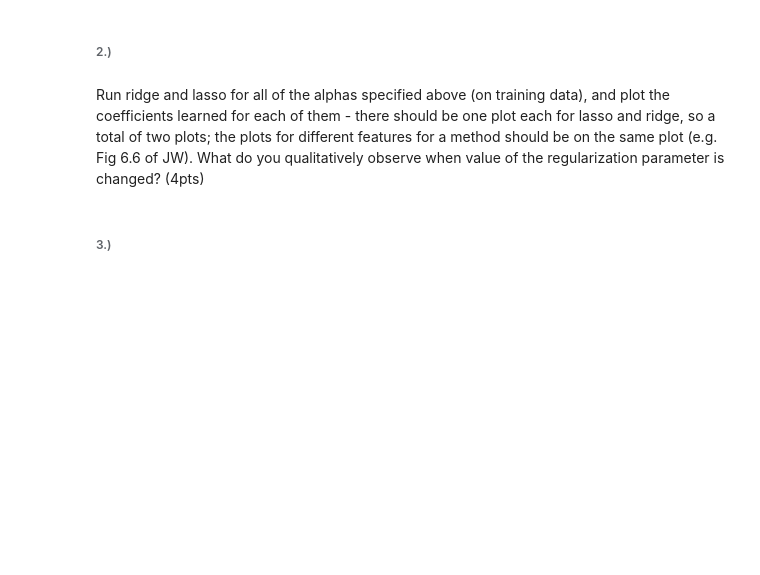
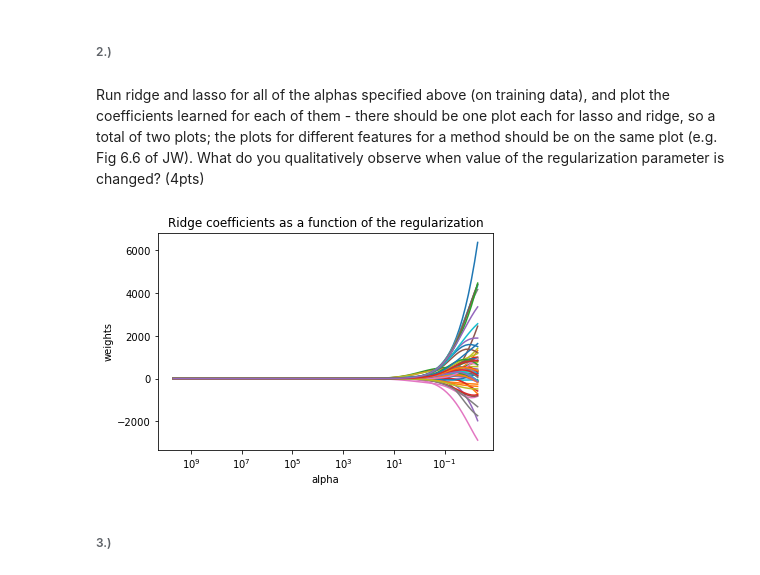
Before and after one commit to bconnorwhite/EE-461P, a Jupyter notebook: HW2/HW2.ipynb, the cells around one changed output. Saved outputs shown, nothing was run; the diff lists cells and outputs as text; code cells hidden in the pictures; blank space fills up the shorter version.

```diff
--- a/HW2/HW2.ipynb
+++ b/HW2/HW2.ipynb
@@ -121,3 +121,21 @@ clfRidge.best_index_
 ###### 2.)
 # %% [markdown]
 Run ridge and lasso for all of the alphas specified above (on training data), and plot the coefficients learned for each of them - there should be one plot each for lasso and ridge, so a total of two plots; the plots for different features for a method should be on the same plot (e.g. Fig 6.6 of JW). What do you qualitatively observe when value of the regularization parameter is changed? (4pts)
+# %%
+ridge_coefs = []
+for a in alphas:
+    ridge = Ridge(alpha=a, fit_intercept=False)
+    ridge.fit(X_train, y_train)
+    ridge_coefs.append(ridge.coef_)
+
+axr = plt.gca()
+axr.plot(alphas, ridge_coefs)
+axr.set_xscale('log')
+axr.set_xlim(axr.get_xlim()[::-1])
+plt.xlabel('alpha')
+plt.ylabel('weights')
+plt.title('Ridge coefficients as a function of the regularization')
+plt.axis('tight')
+plt.show()
+# %% [output]
+[figure, added]
```
Also changed, not shown: parts of 6 cells of this notebook.
